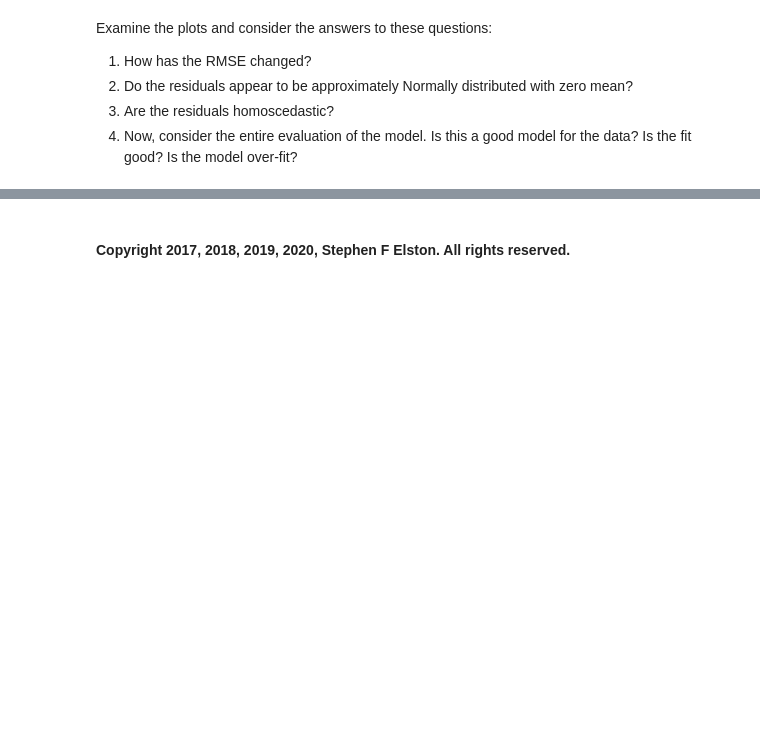
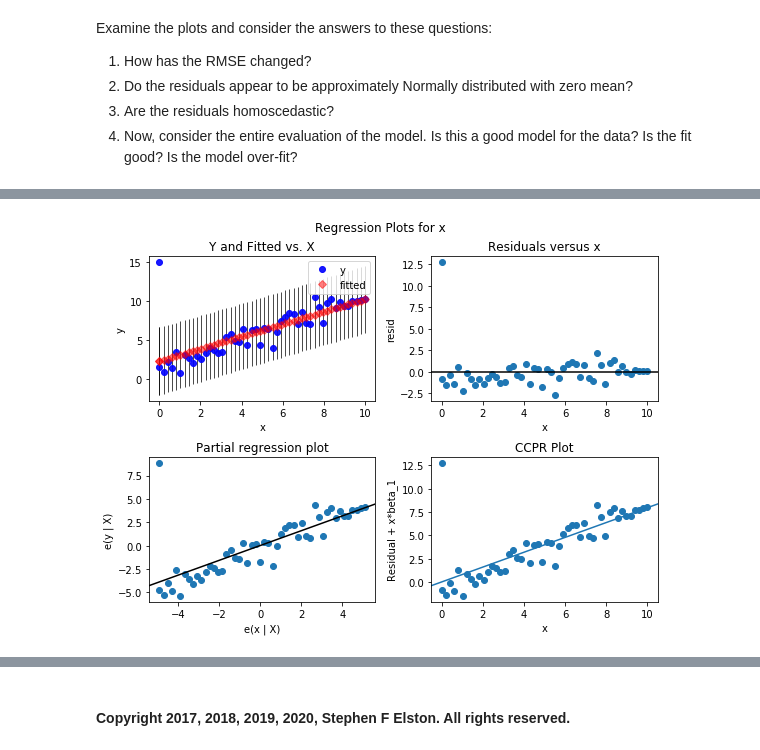
Before and after one commit to StephenElston/DataScience410, a Jupyter notebook: Lecture6/IntroToRegression.ipynb, the cells around one changed output, grey strips where cells are left out. Cells and saved outputs as stored; diff of their text form; code cells hidden in the pictures; blank space fills up the shorter version.

```diff
--- a/Lecture6/IntroToRegression.ipynb
+++ b/Lecture6/IntroToRegression.ipynb
@@ -814,0 +808,5 @@ fig = statsmodels.graphics.plot_regress_exog(outlier_linear, "x_scaled", fig=fig
+# %%
+fig = plt.figure(figsize=(8, 6))
+_=plot_regress_exog(ols_model_outlier, 'x', fig=fig)
+# %% [output]
+[figure, added]
```
Also changed, not shown: parts of 19 cells of this notebook, 1 other file.
